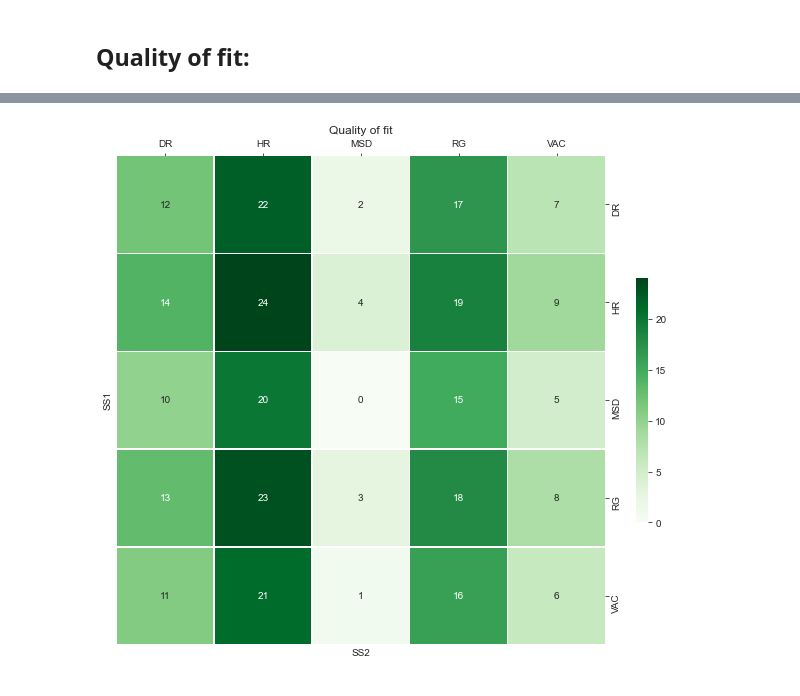
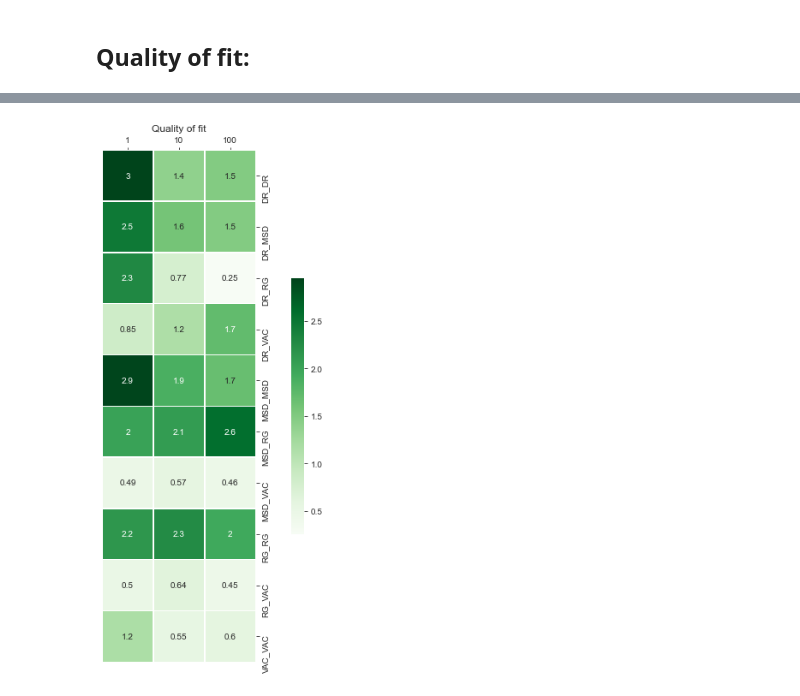
Before and after one commit to sebgoti/Cell-Motility-System-for-the-CPM, a Jupyter notebook: SS_Matrix.ipynb, the cells around one changed output, grey strips where cells are left out. Cells and saved outputs as stored; diff of their text form; code cells hidden in the pictures.

```diff
--- a/SS_Matrix.ipynb
+++ b/SS_Matrix.ipynb
@@ -197,8 +240,9 @@ INFO:History:Done <ABCSMC(id=25, start_time=2021-01-08 14:34:58.092331, end_time
 # %%
-#h = pyabc.History(db_path)
+db_path = "sqlite:///RG_MSD1.db"
+h = pyabc.History(db_path)
 limits = {key: (0.1 * val, 10 * val) for key, val in true_pars.items()}
-pyabc.visualization.plot_epsilons(data)
-df, w = data.get_distribution(t=4)
+pyabc.visualization.plot_epsilons(h)
+df, w = h.get_distribution(t=0)
 pyabc.visualization.plot_kde_matrix(df, w, limits=limits, refval=true_pars)
 plt.show()
 # %% [output]
@@ -366,9 +702,0 @@ data = {'Summary Statistics': np.tile(['MSD', 'VAC', 'DR', 'RG', 'HR'], 5),
-# %%
-np.random.seed(0)
-data = {'SS1': np.tile(['MSD', 'VAC', 'DR', 'RG', 'HR'], 5),
-        'SS2': np.repeat(['MSD', 'VAC', 'DR', 'RG', 'HR'], 5),
-        'Value': np.array(range(25))
-        }
-
-df = pd.DataFrame(data,columns=['SS1','SS2','Value'])
-df = df.pivot('SS1', 'SS2', 'Value')
@@ -389,3 +711,24 @@ pyabc.storage.history.History
+# %%
+SSs = ['DR_DR', 'DR_MSD', 'DR_RG', 'DR_VAC', 'MSD_MSD', 'MSD_RG', 'MSD_VAC', 'RG_RG', 'RG_VAC', 'VAC_VAC']
+time_per = ['1', '10', '100']
+
+
+def quality_matrix(SS_list = SSs, times = time_per):
+    quality_matrix_1 = np.zeros((len(SS_list), 3))
+    #quality_matrix_2 = np.zeros((len(SS_list), 3))
+    for idx, el in enumerate(SS_list):
+        for idx2, t in enumerate(times):
+            db_path = "sqlite:///" + el + t + ".db"
+            h = pyabc.History(db_path)
+            df, w = h.get_distribution(t=5)
+            mean_1 = np.sum(df.motion_strength.values * w)
+            mean_2 = np.sum(df.noise_level.values * w)
+            var_1 = np.sum(w * (mean_1 - df.motion_strength.values)**2)
+            var_2 = np.sum(w * (mean_2 - df.noise_level.values)**2)
+            quality_matrix_1[idx, idx2] = (true_pars['motion_strength'] - mean_1)**2 / var_1 + (true_pars['noise_level'] - mean_2)**2 / var_2
+    return quality_matrix_1
+
+df1 = quality_matrix()
 # %%
 def HeatMap_function(df, title, transpose = True, colors = 'Greens', dropDuplicates = True):
 
@@ -401,7 +744,7 @@ def HeatMap_function(df, title, transpose = True, colors = 'Greens', dropDuplica
     sns.set_style(style = 'white')
 
     # Set up  matplotlib figure
-    f, ax = plt.subplots(figsize=(11, 9))
+    f, ax = plt.subplots(figsize=(15, 11))
     ax.set_title(title)
 
     # Add diverging colormap from red to blue
@@ -421,7 +764,8 @@ def HeatMap_function(df, title, transpose = True, colors = 'Greens', dropDuplica
     ax.xaxis.set_ticks_position('top')
     ax.yaxis.set_ticks_position('right')
 # %%
+df = pd.DataFrame(df1, columns=time_per, index=SSs)
 HeatMap_function(df = df, title = 'Quality of fit', transpose = False,
                  colors = 'Greens', dropDuplicates = False)
 # %% [output]
-[figure, old version]
+[figure, new version]
```
Also changed, not shown: parts of 38 cells of this notebook, 32 other files.
